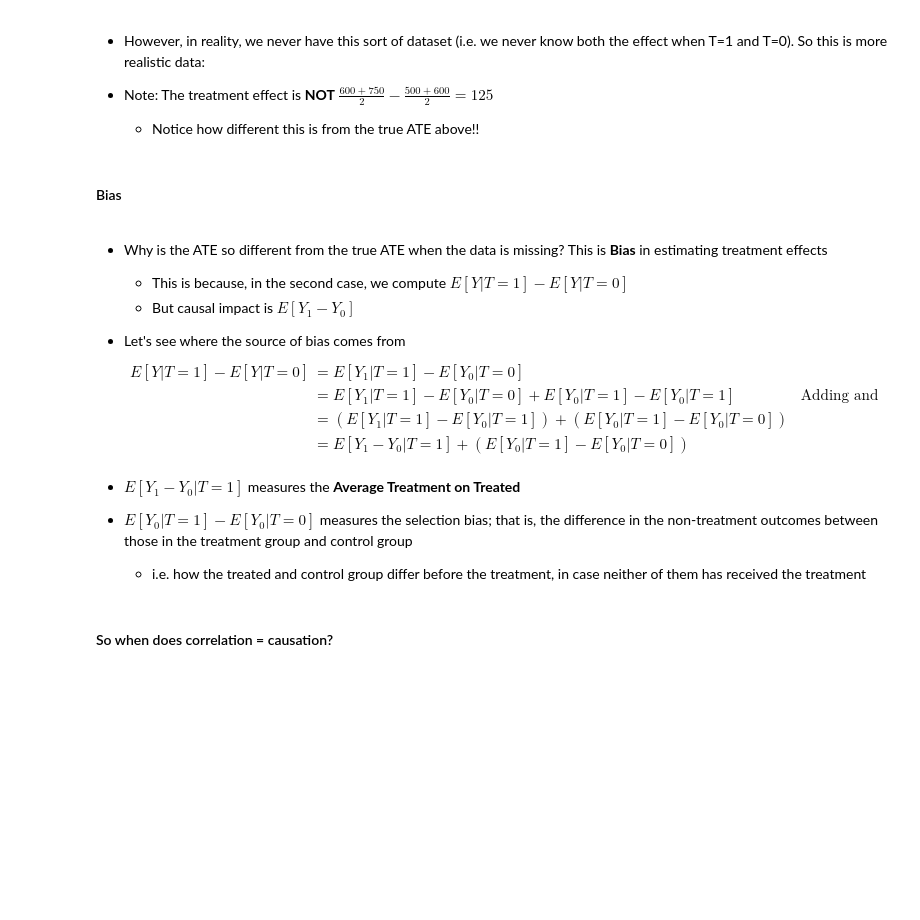
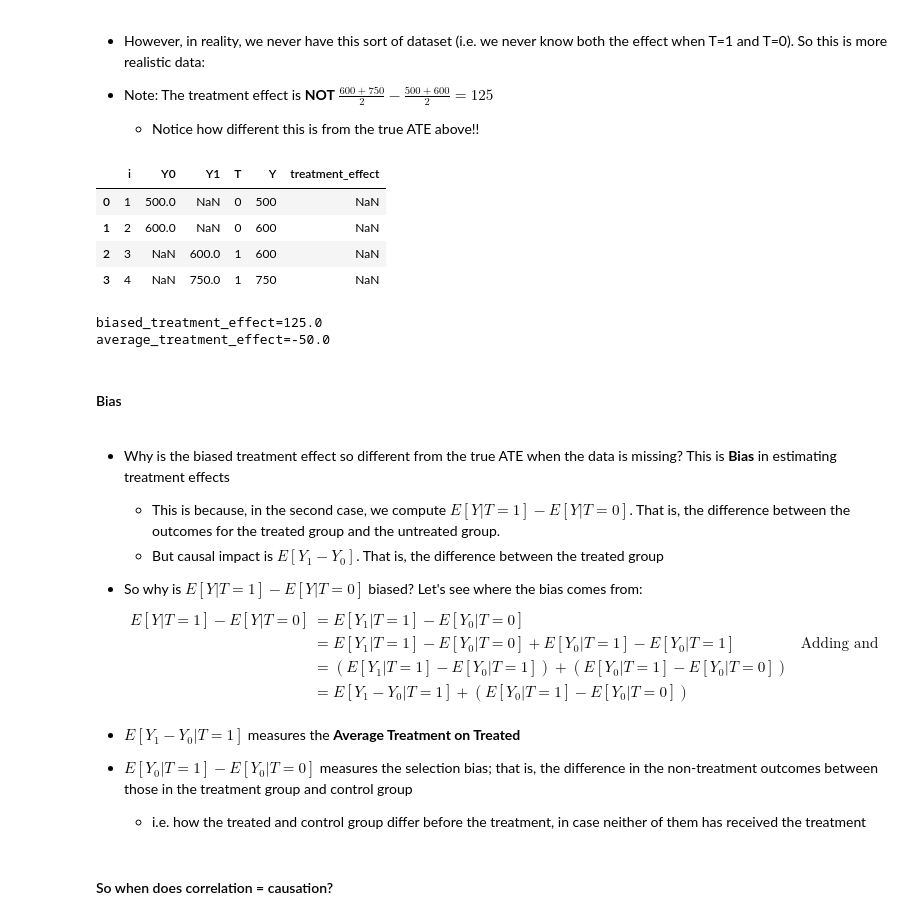
Before and after one commit to yjtek/causal_inference, a Jupyter notebook: causal_inference_for_brave_and_true/1. Intro to Causality.ipynb, the cells around one changed output. Saved outputs shown, nothing was run; the diff lists cells and outputs as text; code cells hidden in the pictures; blank space fills up the shorter version.

```diff
--- a/causal_inference_for_brave_and_true/1. Intro to Causality.ipynb
+++ b/causal_inference_for_brave_and_true/1. Intro to Causality.ipynb
@@ -109,21 +118,34 @@ np.float64(-50.0)
 # %%
 data = pd.DataFrame({
     'i': [1,2,3,4],
     'Y0': [500,600,np.nan,np.nan,],
     'Y1': [np.nan,np.nan,600,750],
     'T': [0,0,1,1],
     'Y': [500,600,600,750],
 })
 
 data['treatment_effect'] = data['Y1'] - data['Y0'] ## This is None!
+biased_treatment_effect = float(data.loc[data['T'] == 1, 'Y'].mean() - data.loc[data['T'] == 0, 'Y'].mean())
+
+display(data)
+print(f"{biased_treatment_effect=}")
+print(f"{average_treatment_effect=}")
+# %% [output]
+|  | i | Y0 | Y1 | T | Y | treatment_effect |
+| 0 | 1 | 500.0 | NaN | 0 | 500 | NaN |
+| 1 | 2 | 600.0 | NaN | 0 | 600 | NaN |
+| 2 | 3 | NaN | 600.0 | 1 | 600 | NaN |
+| 3 | 4 | NaN | 750.0 | 1 | 750 | NaN |
+biased_treatment_effect=125.0
+average_treatment_effect=-50.0
 # %% [markdown]
 #### Bias
 # %% [markdown]
-- Why is the ATE so different from the true ATE when the data is missing? This is **Bias** in estimating treatment effects
-    - This is because, in the second case, we compute $E[Y|T=1] - E[Y|T=0]$
-    - But causal impact is $E[Y_1 - Y_0]$
+- Why is the biased treatment effect so different from the true ATE when the data is missing? This is **Bias** in estimating treatment effects
+    - This is because, in the second case, we compute $E[Y|T=1] - E[Y|T=0]$. That is, the difference between the outcomes for the treated group and the untreated group.
+    - But causal impact is $E[Y_1 - Y_0]$. That is, the difference between the treated group
 
-- Let's see where the source of bias comes from
+- So why is $E[Y|T=1] - E[Y|T=0]$ biased? Let's see where the bias comes from:
 $$\begin{aligned}
     E[Y|T=1] - E[Y|T=0] &= E[Y_1|T=1] - E[Y_0|T=0] \\
     &= E[Y_1|T=1] - E[Y_0|T=0] + E[Y_0|T=1] - E[Y_0|T=1] & \text{Adding and subtracting the same term} \\
```
Also changed, not shown: parts of 1 cell of this notebook, 5 other files.
